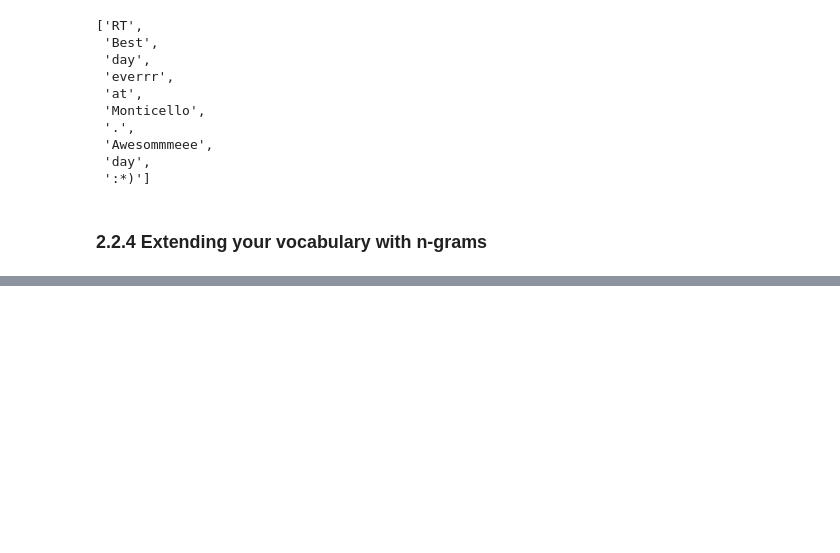
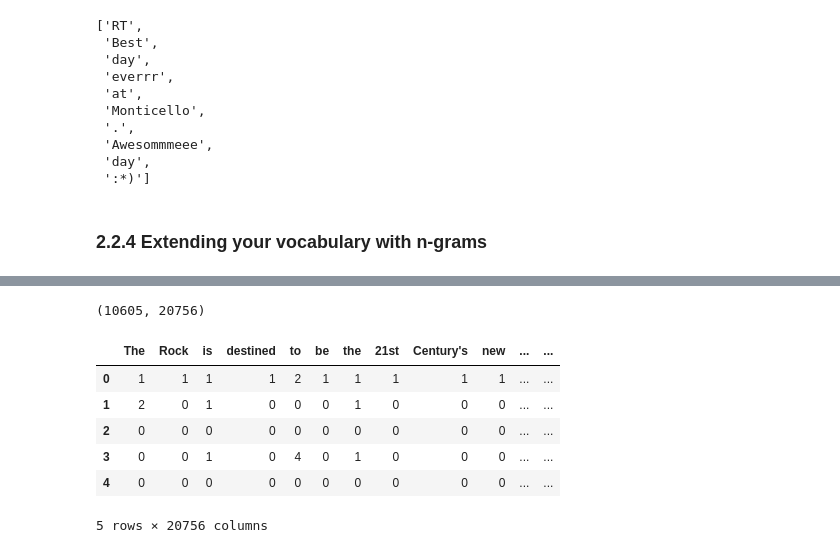
Before and after one commit to deacona/nlpia, a Jupyter notebook: src/nlpia/book/examples/ch02_examples.ipynb, the cells around one changed output, grey strips where cells are left out. Saved outputs shown, nothing was run; the diff lists cells and outputs as text; code cells hidden in the pictures; blank space fills up the shorter version.

```diff
--- a/src/nlpia/book/examples/ch02_examples.ipynb
+++ b/src/nlpia/book/examples/ch02_examples.ipynb
@@ -307,0 +550,4 @@ casual_tokenize(message, reduce_len=True, strip_handles=True)
+# %%
+from nlpia.data.loaders import get_data
+movies = get_data('hutto_movies')
+movies.head().round(2)
@@ -307,0 +575,23 @@ casual_tokenize(message, reduce_len=True, strip_handles=True)
+# %%
+import pandas as pd
+pd.set_option('display.width', 75)
+from nltk.tokenize import casual_tokenize
+bags_of_words = []
+from collections import Counter
+for text in movies.text:
+    bags_of_words.append(Counter(casual_tokenize(text)))
+df_bows = pd.DataFrame.from_records(bags_of_words)
+df_bows = df_bows.fillna(0).astype(int)
+df_bows.shape
+# %% [output]
+(10605, 20756)
+# %%
+df_bows.head()
+# %% [output]
+|  | The | Rock | is | destined | to | be | the | 21st | Century's | new | ... | ... |
+| 0 | 1 | 1 | 1 | 1 | 2 | 1 | 1 | 1 | 1 | 1 | ... | ... |
+| 1 | 2 | 0 | 1 | 0 | 0 | 0 | 1 | 0 | 0 | 0 | ... | ... |
+| 2 | 0 | 0 | 0 | 0 | 0 | 0 | 0 | 0 | 0 | 0 | ... | ... |
+| 3 | 0 | 0 | 1 | 0 | 4 | 0 | 1 | 0 | 0 | 0 | ... | ... |
+| 4 | 0 | 0 | 0 | 0 | 0 | 0 | 0 | 0 | 0 | 0 | ... | ... |
+5 rows × 20756 columns
```
Also changed, not shown: parts of 50 cells of this notebook.
